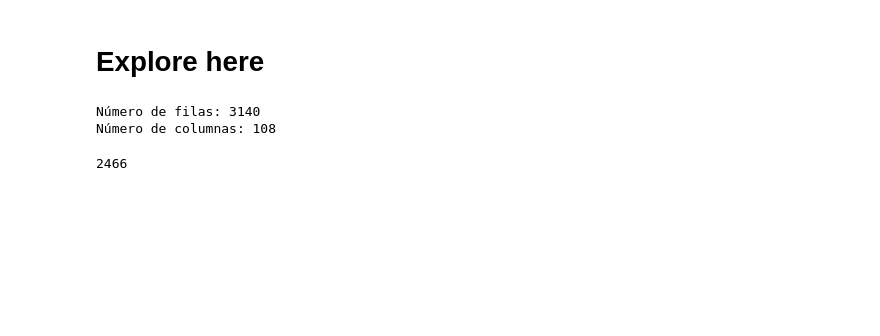
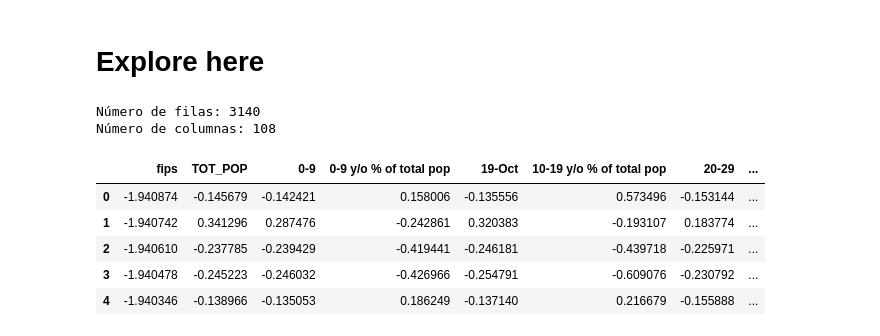
Before and after one commit to pdeleonsoria/Regresion-Lineal-Regularizada, a Jupyter notebook: src/explore.ipynb, the cells around one changed output. Drawn from its saved outputs; the diff is of its cells as text; code cells hidden in the pictures; blank space fills up the shorter version.

```diff
--- a/src/explore.ipynb
+++ b/src/explore.ipynb
@@ -17,21 +24,32 @@ Número de columnas: 108
 # %%
 #EDA
 #Limpiar datos
 
 nans= df.isna()
 dupli= df.duplicated()
 df.nunique()
 nanss= df.isna().sum()
 dupli.sum()
 
 df.dropna()
 df.drop_duplicates()
 
 df["COUNTY_NAME"].nunique()
 df["STATE_NAME"].nunique()
 df["Heart disease_number"].nunique()
 
+df_tipo = df.select_dtypes(include= ["int64", "float"])
+df_tipo.head()
 
 #Normalizar los datos numéricos
+
+scaler = StandardScaler()
+df_norm = pd.DataFrame(scaler.fit_transform(df_tipo), index=df_tipo.index, columns=df_tipo.columns)
+df_norm.head()
 # %% [output]
-2466
+|  | fips | TOT_POP | 0-9 | 0-9 y/o % of total pop | 19-Oct | 10-19 y/o % of total pop | 20-29 | ... |
+| 0 | -1.940874 | -0.145679 | -0.142421 | 0.158006 | -0.135556 | 0.573496 | -0.153144 | ... |
+| 1 | -1.940742 | 0.341296 | 0.287476 | -0.242861 | 0.320383 | -0.193107 | 0.183774 | ... |
+| 2 | -1.940610 | -0.237785 | -0.239429 | -0.419441 | -0.246181 | -0.439718 | -0.225971 | ... |
+| 3 | -1.940478 | -0.245223 | -0.246032 | -0.426966 | -0.254791 | -0.609076 | -0.230792 | ... |
+| 4 | -1.940346 | -0.138966 | -0.135053 | 0.186249 | -0.137140 | 0.216679 | -0.155888 | ... |
```
Also changed, not shown: parts of 6 cells of this notebook, 2 other files.
